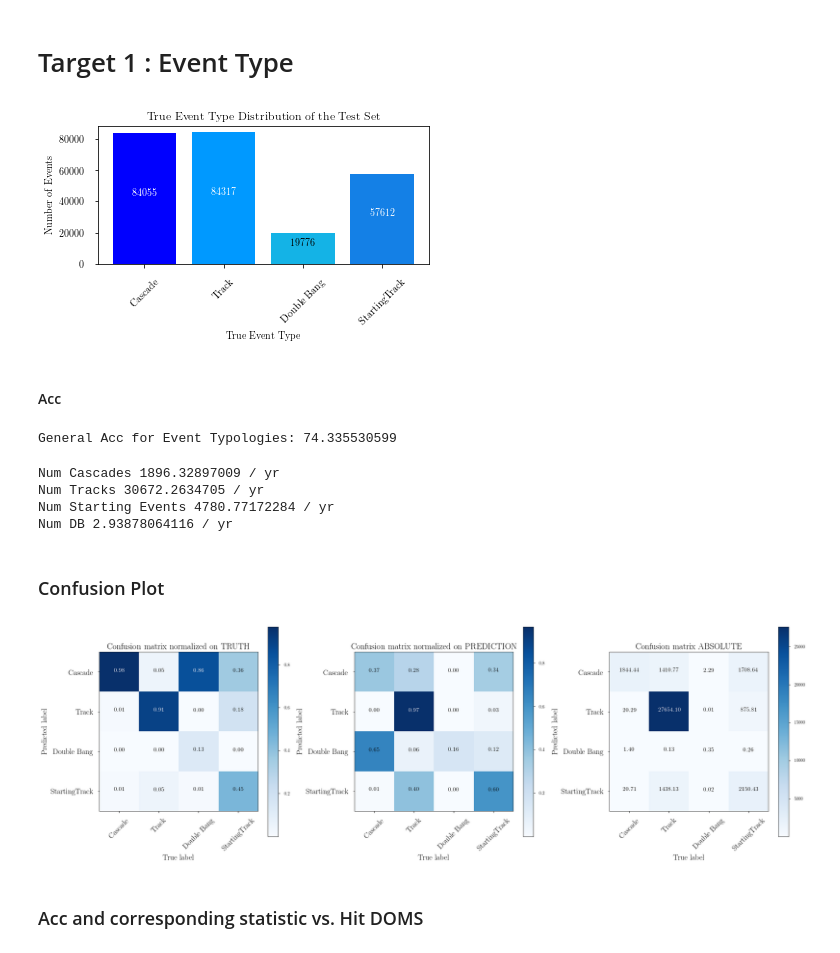
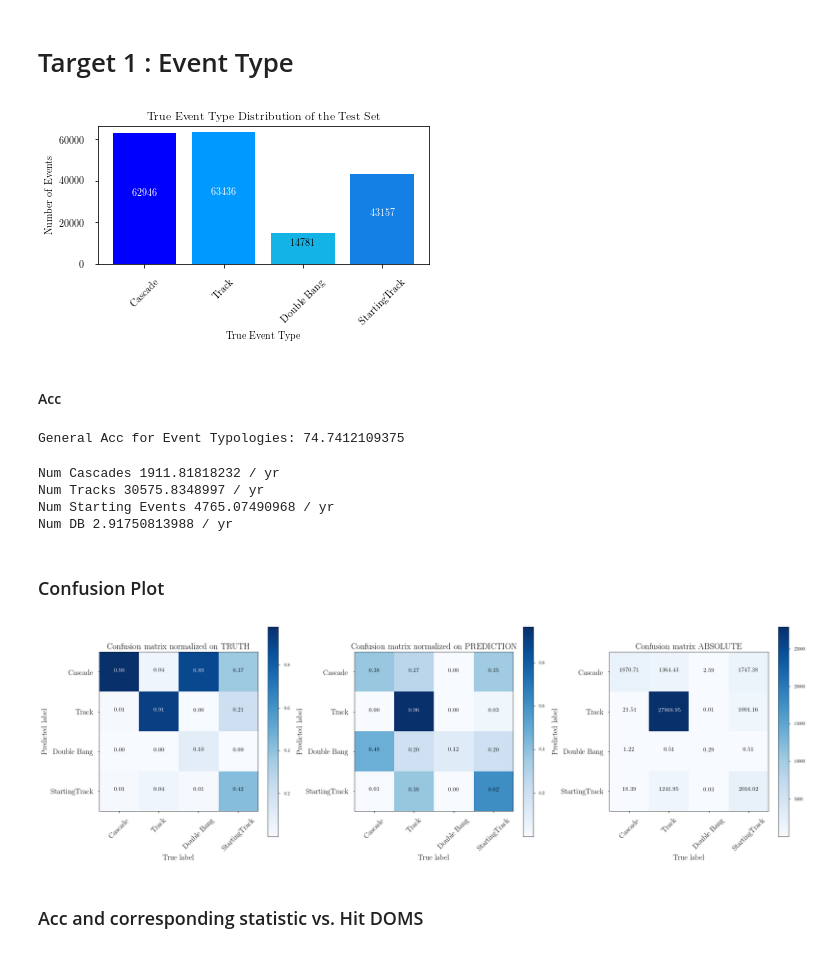
Before and after one commit to tglauch/DeepIceLearning, a Jupyter notebook: notebooks/NN_Anaalysis_4Types.ipynb, the cells around one changed output. Drawn from its saved outputs; the diff is of its cells as text; code cells hidden in the pictures.

```diff
--- a/notebooks/NN_Anaalysis_4Types.ipynb
+++ b/notebooks/NN_Anaalysis_4Types.ipynb
@@ -29,7 +29,7 @@ def calc_weights(events):
     sim_events = 50000*10000
     wdict = {0:3, 1:1, 2:3, 3:6, 4:1, 5:30, 6:1, 7:1, 8:1, 9:1}
     scaling = np.max([wdict[key] for key in wdict.keys()])
-    test_ratio = 0.2
+    test_ratio = 3./20
     failed_jobs_scale = 1.8
     atm_weight = []
     prompt_weight = []
@@ -47,7 +47,7 @@ def calc_weights(events):
 ###### Allocation of variables
 # %%
 # DATA_DIR = "/scratch9/tglauch/NN_out/run37/"
-DATA_DIR = "../output/4Types/new/"
+DATA_DIR = "../output/run05/"
 
 predictions_mctrue = pickle.load(file(os.path.join(DATA_DIR, 'best_val_loss_pred.pickle')))
 sample_len = len(predictions_mctrue['prediction'][0])
@@ -94,38 +94,38 @@ barchart_classes(classes_1,
           true_label_1.tolist().count(3)],
          'True Event Type Distribution of the Test Set', 'Number of Events', "True Event Type")
 # %% [output]
-[figure, old version]
+[figure, new version]
 # %% [markdown]
 #### Acc
 # %%
 #How many of all the predictions were right, independent of Event Type
 print "General Acc for Event Typologies: {}".format(performence_target(pred_label_1 , true_label_1))
 # %% [output]
-General Acc for Event Typologies: 74.335530599
+General Acc for Event Typologies: 74.7412109375
 # %%
 print 'Num Cascades {} / yr '.format(np.sum(tot_weight[true_label_1==0])*np.pi*1e7)
 print 'Num Tracks {} / yr '.format(np.sum(tot_weight[true_label_1==1])*np.pi*1e7)
 print 'Num Starting Events {} / yr '.format(np.sum(tot_weight[true_label_1==3])*np.pi*1e7)
 print 'Num DB {} / yr '.format(np.sum(tot_weight[true_label_1==2])*np.pi*1e7)
 # %% [output]
-Num Cascades 1896.32897009 / yr
-Num Tracks 30672.2634705 / yr
-Num Starting Events 4780.77172284 / yr
-Num DB 2.93878064116 / yr
+Num Cascades 1911.81818232 / yr
+Num Tracks 30575.8348997 / yr
+Num Starting Events 4765.07490968 / yr
+Num DB 2.91750813988 / yr
 # %% [markdown]
 ### Confusion Plot
 # %%
-add_mask = np.max(pred_label_1, axis=1)>0.4
+add_mask = []
 if add_mask == []:
     add_mask = np.array([True]*len(all_pred))
 fig = confusion_process(all_pred[add_mask],
                         true_label_1[add_mask],
                         classes_1,
                         weights=tot_weight[add_mask]*np.pi*1e7)
 plt.show()
 #fig.savefig('./out/confusion_matrix_0_8.png',dpi=300)
 # %% [output]
-[figure, old version]
+[figure, new version]
 # %% [markdown]
 ### Acc and corresponding statistic vs. Hit DOMS
 # %%
```
Also changed, not shown: parts of 9 cells of this notebook, 1 other file.
